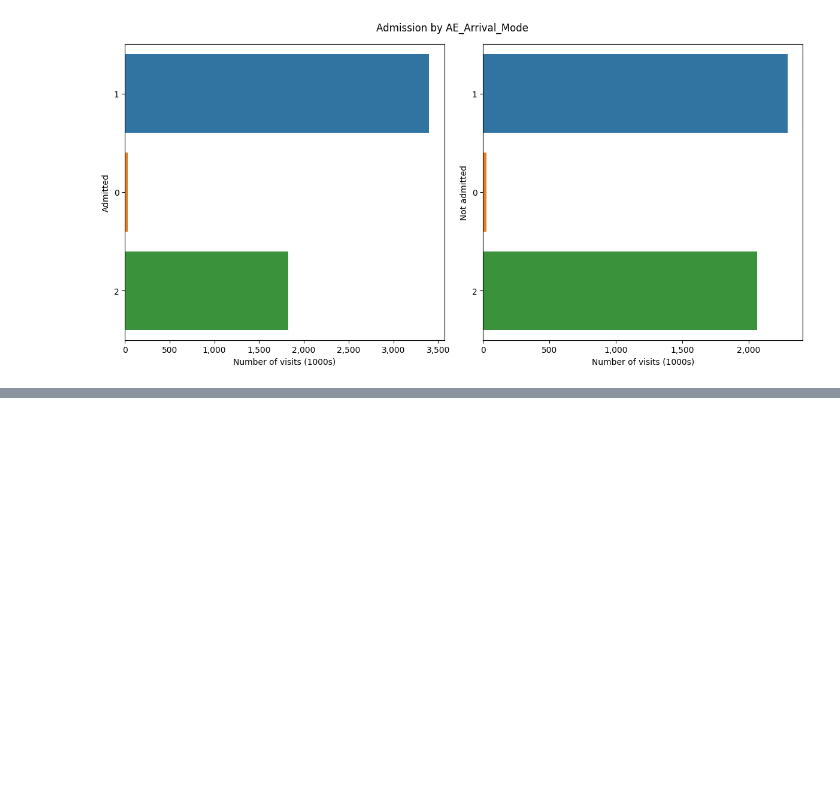
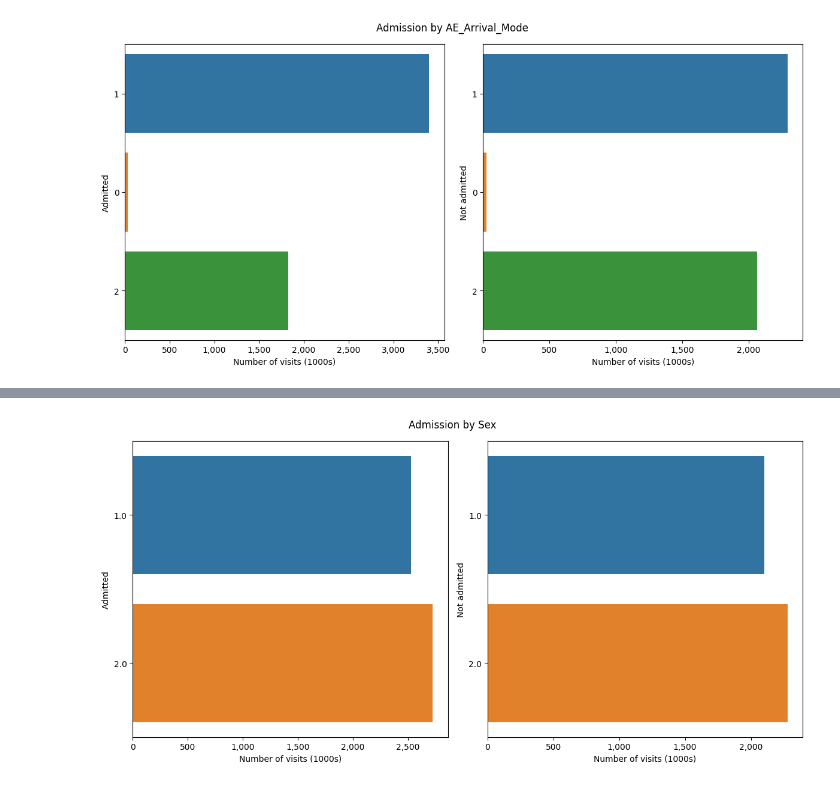
Before and after one commit to zmek/synthetic-clinical-notes, a Jupyter notebook: notebooks/explore-nhse-ae-data.ipynb, the cells around one changed output, grey strips where cells are left out. Cells and saved outputs as stored; diff of their text form; code cells hidden in the pictures; blank space fills up the shorter version.

```diff
--- a/notebooks/explore-nhse-ae-data.ipynb
+++ b/notebooks/explore-nhse-ae-data.ipynb
@@ -221,0 +240,4 @@ plot_by_inpatient(ed, 'AE_Arrival_Mode')
+# %%
+plot_by_inpatient(ed, 'Sex')
+# %% [output]
+[figure, added]
```
Also changed, not shown: parts of 8 cells of this notebook, 5 other files.
